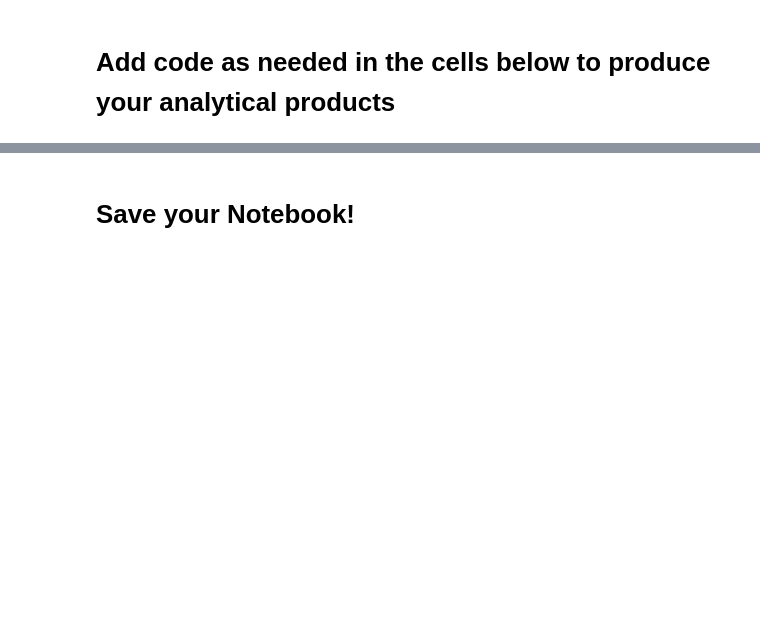
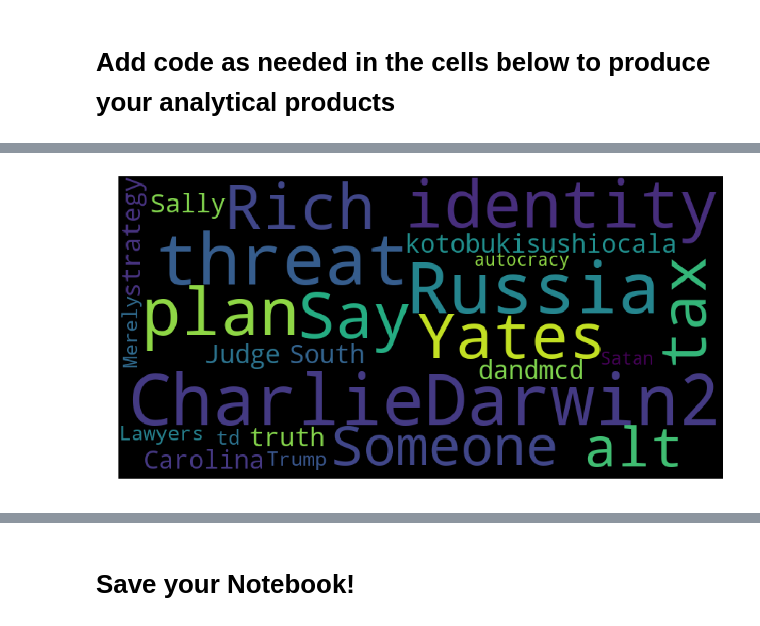
Before and after one commit to asouleymane/CloudCompute, a Jupyter notebook: module8/exercises/Project.ipynb, the cells around one changed output, grey strips where cells are left out. Drawn from its saved outputs; the diff is of its cells as text; code cells hidden in the pictures; blank space fills up the shorter version.

Commit message:
project module8

```diff
--- a/module8/exercises/Project.ipynb
+++ b/module8/exercises/Project.ipynb
@@ -10,0 +141,14 @@
+# %%
+host_ip = '35.224.107.10'
+mypasswd = 'project'
+# %%
+import psycopg2
+conn = psycopg2.connect(database = 'postgres',
+                              user = 'postgres',
+                              host = host_ip,
+                              password = mypasswd)
+with conn, conn.cursor() as cur:
+                    cur.execute("CREATE TABLE sentiment_table (entity VARCHAR(255), sentscore NUMERIC, mag NUMERIC, salience NUMERIC, entityID SERIAL PRIMARY KEY)")
+# #     for entity in result.entities:
+# with conn, conn.cursor() as cur:
+#     cursor.execute('CREATE TABLE mentions (entity VARCHAR(255), salience NUMERIC, esentiment NUMERIC, sent NUMERIC, mag NUMERIC, entityID SERIAL PRIMARY KEY)')
@@ -10,0 +204,8 @@
+# %%
+from pandas import read_sql
+
+entities=read_sql("""select entity
+from sentiment_table
+group by entity
+limit 20;""",conn)
+entities.head(20)
@@ -10,0 +230,15 @@
+# %%
+from wordcloud import WordCloud, STOPWORDS
+import matplotlib.pyplot as plt
+
+wordcloud = WordCloud(width = 800, height = 400,background_color='black').generate(' '.join(entities['entity']))
+
+plt.figure(figsize=(15,8))
+
+plt.imshow(wordcloud)
+
+plt.axis("off")
+
+plt.show()
+# %% [output]
+[figure, added]
```
Also changed, not shown: parts of 12 cells of this notebook.
